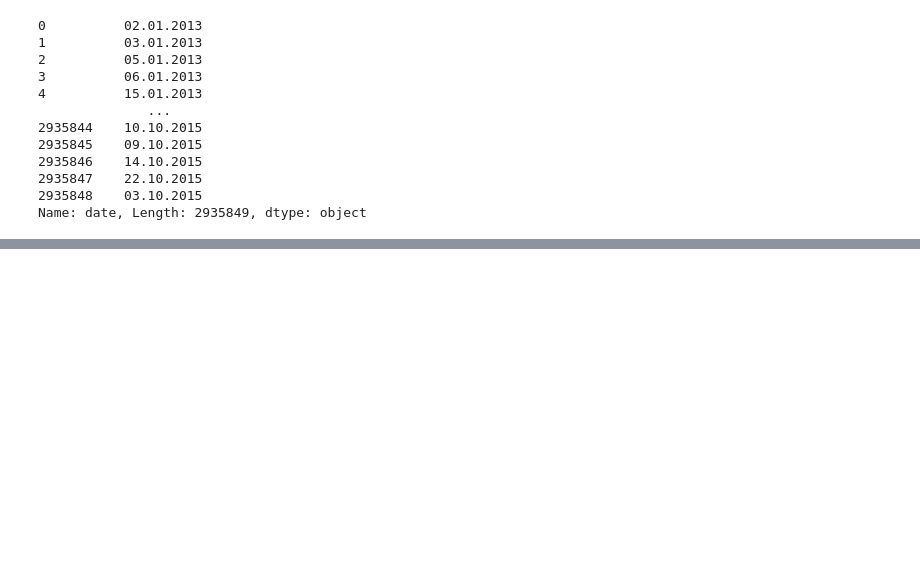
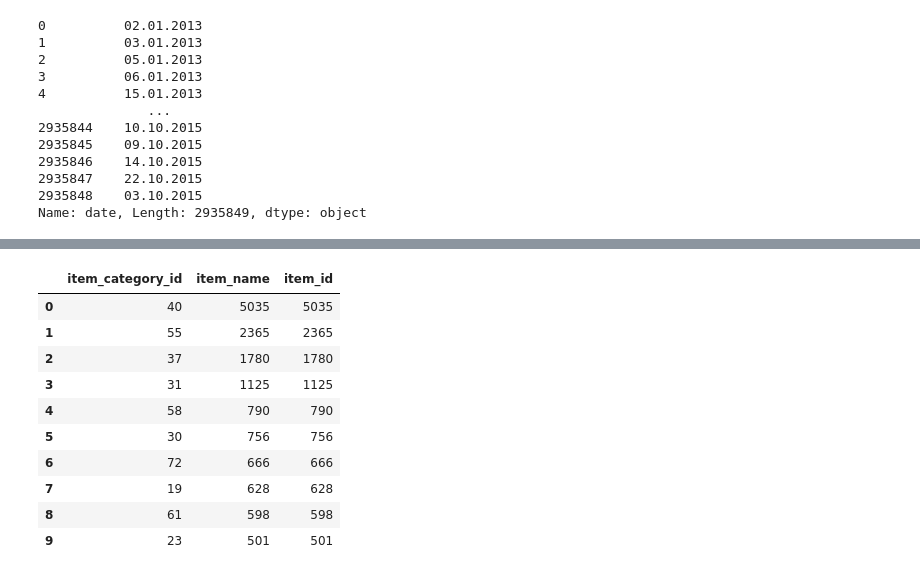
Before and after one commit to ducksfrogs/ma_kaggle, a Jupyter notebook: future_sales/future_sales.ipynb, the cells around one changed output, grey strips where cells are left out. Saved outputs shown, nothing was run; the diff lists cells and outputs as text; code cells hidden in the pictures; blank space fills up the shorter version.

```diff
--- a/future_sales/future_sales.ipynb
+++ b/future_sales/future_sales.ipynb
@@ -105,0 +130,14 @@ monthly_sales.head()
+# %%
+x
+# %% [output]
+|  | item_category_id | item_name | item_id |
+| 0 | 40 | 5035 | 5035 |
+| 1 | 55 | 2365 | 2365 |
+| 2 | 37 | 1780 | 1780 |
+| 3 | 31 | 1125 | 1125 |
+| 4 | 58 | 790 | 790 |
+| 5 | 30 | 756 | 756 |
+| 6 | 72 | 666 | 666 |
+| 7 | 19 | 628 | 628 |
+| 8 | 61 | 598 | 598 |
+| 9 | 23 | 501 | 501 |
```
Also changed, not shown: parts of 11 cells of this notebook.
